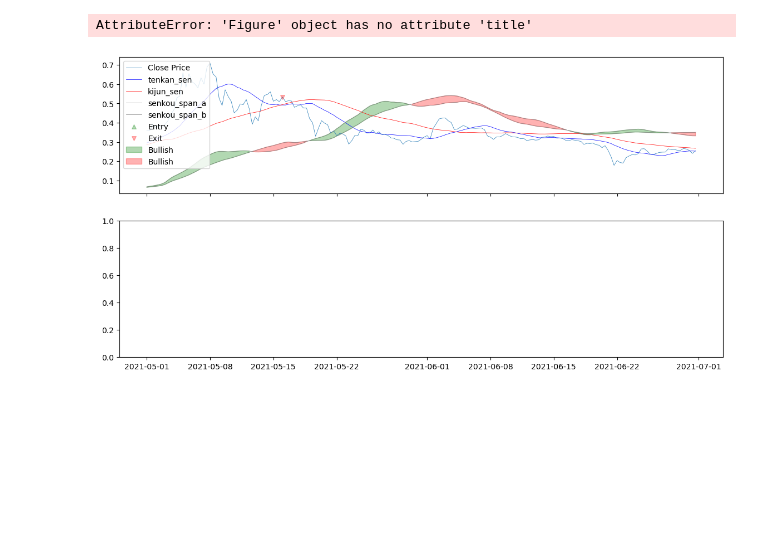
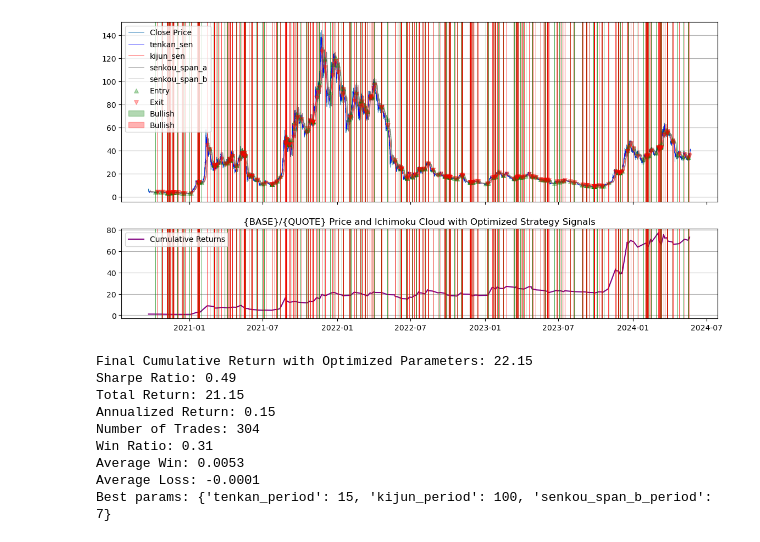
Before and after one commit to petarkabashki/pk-crypto-tools, a Jupyter notebook: research/ChatGPT/ichimoku.ipynb, the cells around one changed output. Saved outputs shown, nothing was run; the diff lists cells and outputs as text; code cells hidden in the pictures; blank space fills up the shorter version.

```diff
--- a/research/ChatGPT/ichimoku.ipynb
+++ b/research/ChatGPT/ichimoku.ipynb
@@ -42,9 +42,21 @@ def indicators(data, params):
                   (data['close'] > data['senkou_span_a']) & \
                   (data['close'] > data['senkou_span_b'])
 
-    data['exit'] =  (data['close'] < data['senkou_span_a']) | \
+    data['bull_exit'] =  (data['close'] < data['senkou_span_a']) | \
                    (data['close'] < data['senkou_span_b'])
 
+    # data['bear'] = (data['tenkan_sen'] < data['kijun_sen']) & \
+    #               (data['close'] < data['senkou_span_a']) & \
+    #               (data['close'] < data['senkou_span_b'])
+
+
+    # data['bull'] = (data['tenkan_sen'] > data['kijun_sen']) & \
+    #               (data['close'] > data['kijun_sen'])
+
+    # data['bull_exit'] =  (data['close'] < data['kijun_sen'])
+
+    # data['bear_exit'] =  (data['close'] >data['senkou_span_a']) | \
+    #                (data['close'] > data['senkou_span_b'])
 
 def backtest(data):
     # Initialize the 'position' column
@@ -52,15 +64,18 @@ def backtest(data):
 
     # Set the 'position' column based on the signals
     data.loc[data['bull'], 'position'] = 1
+    data.loc[data['bull_exit'], 'position'] = 0
+
+    # data.loc[data['bear'], 'position'] = -1
 
     # Exit position when exit signal is True
-    data.loc[data['exit'], 'position'] = 0
+    # data.loc[data['bear_exit'], 'position'] = 0
 
     # Forward fill the position to maintain the position until a signal changes
     # data['position'] = data['position'].replace(to_replace=0, method='ffill')
 
     # Calculate number of trades
-    data['trade'] = data['position'].diff().abs()
+    data['trade'] = data['position'].abs().diff().abs()
     number_of_trades = data['trade'].sum() / 2  # Each trade consists of an entry and an exit
 
     # Calculate strategy returns
@@ -108,7 +123,7 @@ def optimize(data):
         indicators(data,params)
         sharpe_ratio,total_return,annualized_return,number_of_trades,win_ratio,average_win,average_loss = backtest(data)
         # tenkan_period, kijun_period, senkou_span_b_period = params
-        return sharpe_ratio #/ math.cos(number_of_trades)
+        return sharpe_ratio
 
     # Run the optimization
     study = optuna.create_study(direction='maximize')
@@ -132,13 +147,23 @@ def print_performance(data,best_params, window=None):
     sharpe_ratio,total_return,annualized_return,number_of_trades,win_ratio,average_win,average_loss = backtest(windowed_data)
 
     # Identify trade entries and exits
-    entry_points = windowed_data.index[(windowed_data['trade'] == 1) & (windowed_data['position'] == 1)]
+    entry_points = windowed_data.index[(windowed_data['trade'] == 1) & (windowed_data['position'] != 0)]
     exit_points = windowed_data.index[(windowed_data['trade'] == 1) & (windowed_data['position'] == 0)]
 
-# senkou_span_a
+    # Ensure entry and exit points are aligned
+    if len(exit_points) < len(entry_points):
+        entry_points = entry_points[:-1]
+
+    # Vectorized calculation of PnL
+    entry_prices = data.loc[entry_points, 'close'].values
+    exit_prices = data.loc[exit_points, 'close'].values
+    # trade_pnl = (exit_prices - entry_prices) / entry_prices  # Calculate percentage return
+    # cumulative_trade_pnl = (1 + trade_pnl).cumprod()
+    cumulative_trade_pnl = data[data['exit_points']]
+
     # Plot the results with the best parameters
 
-    fig, (ax1, ax2) = plt.subplots(2, 1, figsize=(14, 7), sharex=True)
+    fig, (ax1, ax2) = plt.subplots(2, 1, figsize=(14, 7), sharex=True, height_ratios=[2,1])
     # plt.figure(figsize=(14, 3))
     ax1.plot(windowed_data.index, windowed_data['close'], label='Close Price',lw=0.5)
     ax1.plot(windowed_data.index, windowed_data['tenkan_sen'], label='tenkan_sen', color='blue',lw=0.5)
@@ -155,15 +180,21 @@ def print_performance(data,best_params, window=None):
 
     # ax2 = plt.twinx()
     # ax2.plot(windowed_data.index, windowed_data['cumulative_returns'], label='Cumulative Returns', color='purple', lw=0.3)
-    ax1.grid()
+    ax1.grid(axis='y')
     # plt.show()
 
     # Plot cumulative returns with the best parameters
-    ax2.figure(figsize=(14, 3))
-    ax2.plot(windowed_data.index, windowed_data['cumulative_returns'], label='Cumulative Returns', color='purple')
+    # ax2.figure(figsize=(14, 3))
+    # ax2.plot(windowed_data.index, windowed_data['cumulative_returns'], label='Cumulative Returns', color='purple')
+    # ax2.plot(np.append([windowed_data.index.values[0]], exit_points.values), np.append([1], cumulative_trade_pnl), label='Cumulative Returns', color='purple')
+    ax2.plot(data['trade_returns'])
+    # cumulative_trade_pnl
     ax2.legend(loc='best')
     # ax2.title('Cumulative Returns of the Optimized Strategy')
-    ax2.grid()
+
+    for x in entry_points: ax1.axvline(x, lw=0.5, c='green');ax2.axvline(x, lw=0.5, c='green')
+    for x in exit_points: ax1.axvline(x, lw=0.5, c='red');ax2.axvline(x, lw=0.5, c='red')
+    ax2.grid(axis='y')
     plt.show()
 
     # Print final cumulative return with the best parameters
@@ -180,11 +211,12 @@ def print_performance(data,best_params, window=None):
 
 
 # Load the data
-data = load_candles('DOGE','USDT','8h')
+data = load_candles('AVAX','USDT','1h')
 # data = data['2021-11-01':].copy()
 study = optimize(data)
 best_params = study.best_params
-window = data['2021-05':'2021-06'].index
+# window = data['2023-07':].index
+window = None
 print_performance(data,best_params,window=window)
 print(f'Best params: {best_params}')
 # %% [output]
@@ -208,2 +240,10 @@ print(f'Best params: {best_params}')
+[figure, new version]
-AttributeError: 'Figure' object has no attribute 'title'
+Final Cumulative Return with Optimized Parameters: 22.15
+Sharpe Ratio: 0.49
+Total Return: 21.15
+Annualized Return: 0.15
+Number of Trades: 304
+Win Ratio: 0.31
+Average Win: 0.0053
+Average Loss: -0.0001
+Best params: {'tenkan_period': 15, 'kijun_period': 100, 'senkou_span_b_period': 7}
-[figure, old version]
```
Also changed, not shown: parts of 3 cells of this notebook, 1 other file.
